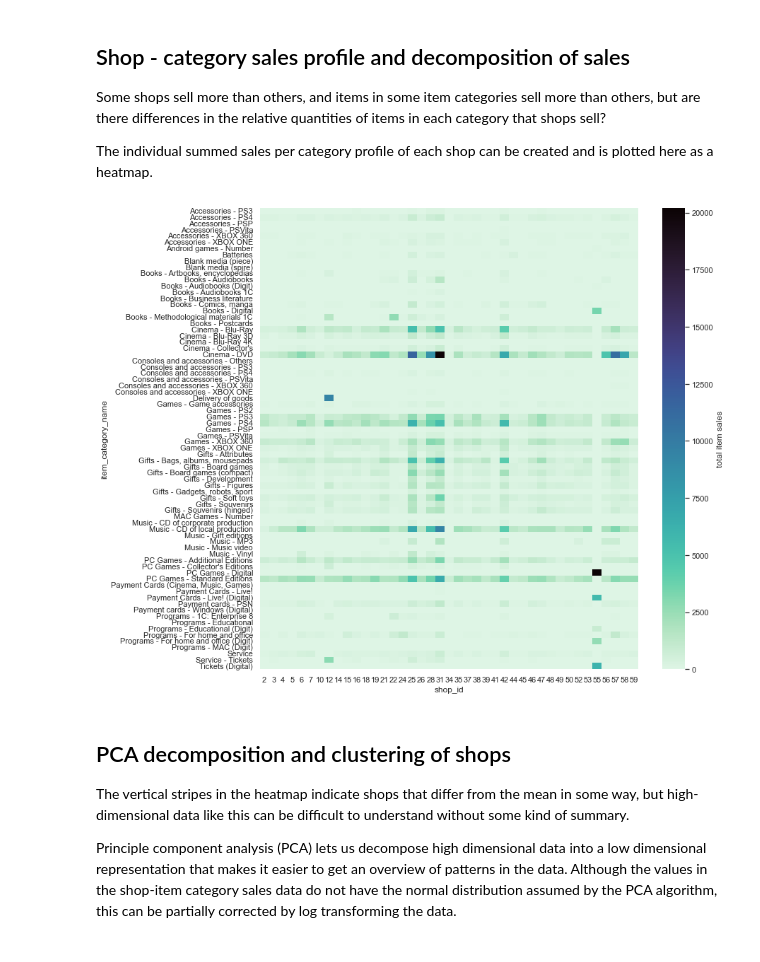
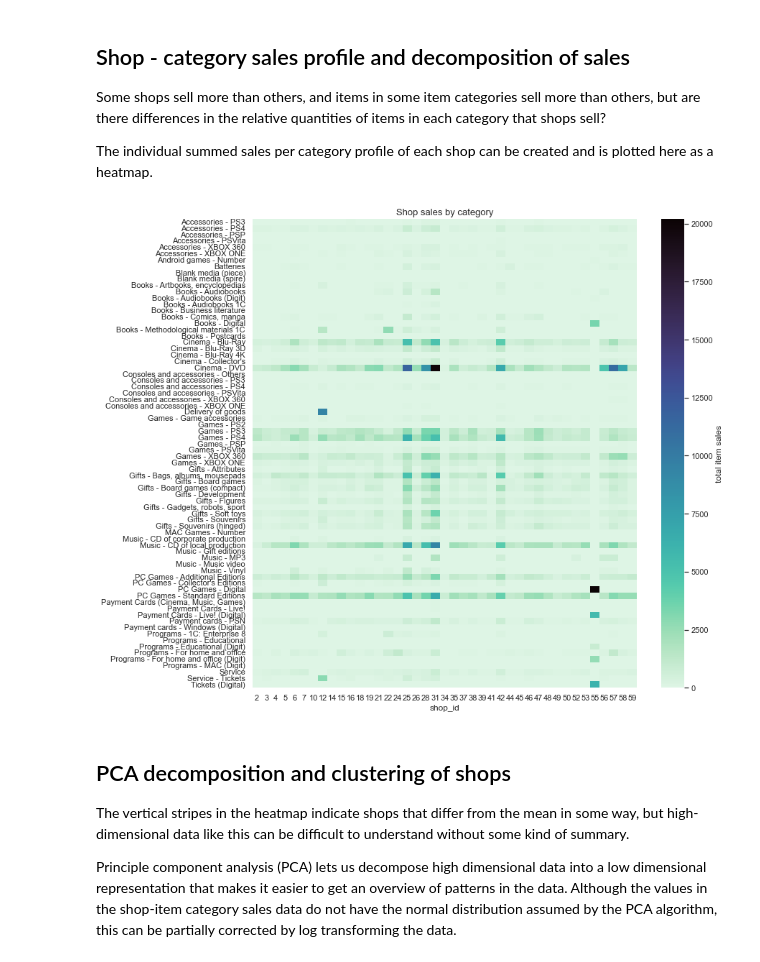
Before and after one commit to grantsut/1C-Company-EDA, a Jupyter notebook: EDA-1C-Company.ipynb, the cells around one changed output. Drawn from its saved outputs; the diff is of its cells as text; code cells hidden in the pictures.

```diff
--- a/EDA-1C-Company.ipynb
+++ b/EDA-1C-Company.ipynb
@@ -231,7 +128,37 @@ The date field is formatted as a string, we can convert that to the datetime dty
 train["date"] = pd.to_datetime(train["date"], format="%d.%m.%Y")
 # %% [markdown]
 The other columns have an appropriate datatype but could be downcasted to a lower-precision datatype to save memory without any loss in accuracy. This is done here with a custom downcasting function that downcasts integer columns to the smallest type that can represent all column values, and converts float-type columns to the float32 type.
+# %%
+def reduce_mem_usage(df, silent=True, float_dtype="float32"):
+    def _downcast_numeric(series):
+        """
+        Downcast a numeric series into either the smallest possible int dtype or a specified float dtype.
+        """
+        if pd.api.types.is_sparse(series.dtype) is True:
+            return series
+        elif pd.api.types.is_numeric_dtype(series.dtype) is False:
+            return series
+        elif pd.api.types.is_float_dtype(series.dtype):
+            series = series.astype(float_dtype)
+        else:
+            series = pd.to_numeric(series, downcast="integer")
+        return series
+
+    if silent is False:
+        start_mem = np.sum(df.memory_usage()) / 1024 ** 2
+        print("Memory usage of dataframe is {:.2f} MB".format(start_mem))
+    if df.ndim == 1:
+        df = _downcast_numeric(df)
+    else:
+        for col in df.columns:
+            df.loc[:, col] = _downcast_numeric(df.loc[:, col])
+    if silent is False:
+        end_mem = np.sum(df.memory_usage()) / 1024 ** 2
+        print("Memory usage after optimization is: {:.2f} MB".format(end_mem))
+        print("Decreased by {:.1f}%".format(100 * (start_mem - end_mem) / start_mem))
+
+    return df
 # %%
-train = reduce_mem_usage(train)
+train = reduce_mem_usage(train, silent=False)
 train.dtypes
 # %% [output]
@@ -647,23 +590,23 @@ The individual summed sales per category profile of each shop can be created and
 # %%
 cat_info = train.query("shop_id!=36 & date_block_num>21").pivot_table(
     values="item_cnt_day",
     columns="shop_id",
     index="item_category_name",
     fill_value=0,
     aggfunc="sum",
 )
 fig, ax = plt.subplots(figsize=(12, 12))
 ax = sns.heatmap(
     cat_info,
     cmap="mako_r",
     ax=ax,
     xticklabels=True,
     yticklabels=True,
     cbar_kws={"label": "total item sales"},
 )
-# ax = ax.set(ylabel=None, title="Shop sales by category")
+ax = ax.set(ylabel=None, title="Shop sales by category")
 # %% [output]
-[figure, old version]
+[figure, new version]
 # %% [markdown]
 ## PCA decomposition and clustering of shops
 The vertical stripes in the heatmap indicate shops that differ from the mean in some way, but high-dimensional data like this can be difficult to understand without some kind of summary.
```
Also changed, not shown: parts of 22 cells of this notebook.
